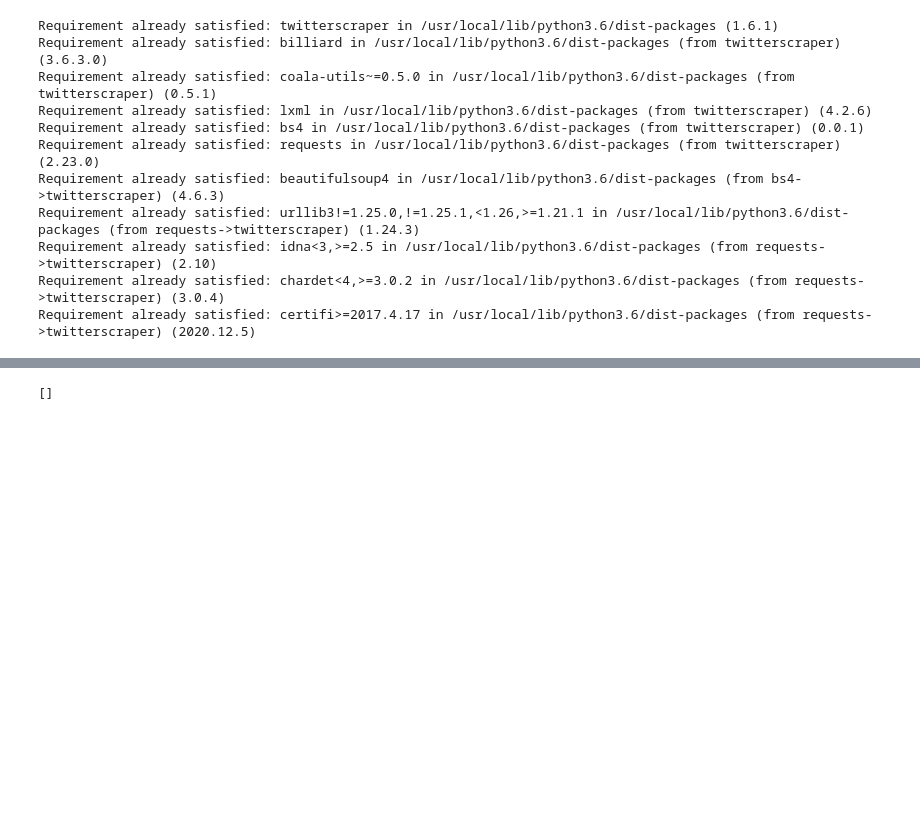
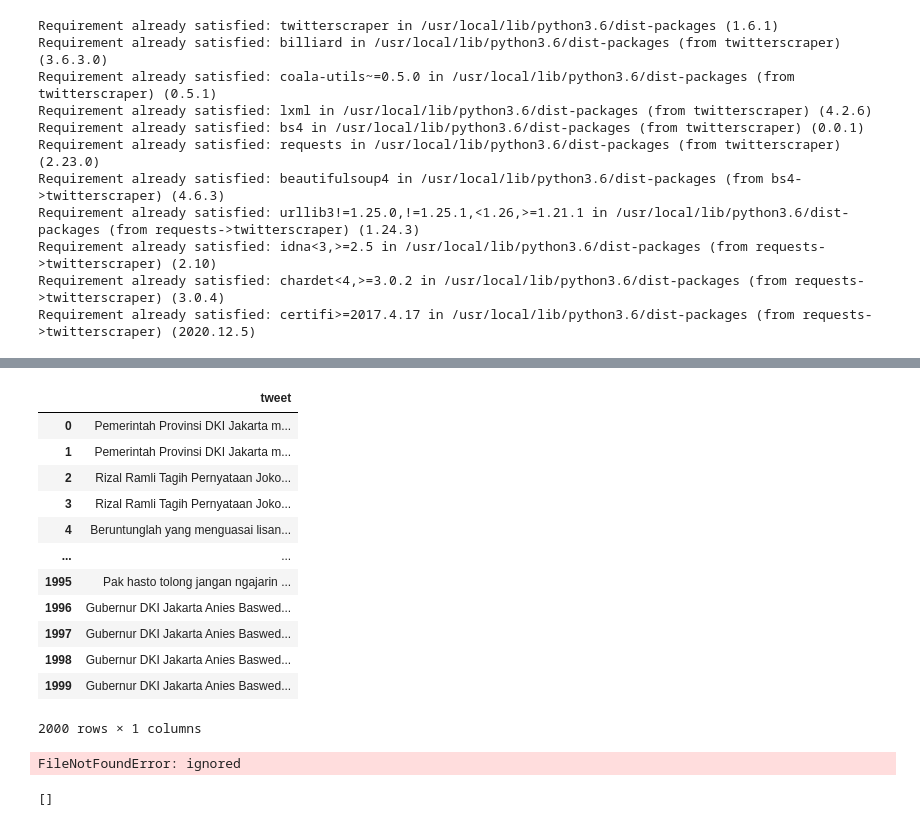
Before and after one commit to geadalfa/kesehatanKota, a Jupyter notebook: Sentimen_kesehatan.ipynb, the cells around one changed output, grey strips where cells are left out. Cells and saved outputs as stored; diff of their text form; code cells hidden in the pictures; blank space fills up the shorter version.

```diff
--- a/Sentimen_kesehatan.ipynb
+++ b/Sentimen_kesehatan.ipynb
@@ -17,3 +74,50 @@ Requirement already satisfied: certifi>=2017.4.17 in /usr/local/lib/python3.6/di
+# %%
+items = []
+for tweet in tweets:
+    item = []
+    item.append (' '.join(re.sub("(@[A-Za-z0-9]+)|([^0-9A-Za-z \t])|(\w+:\/\/\S+)", " ", tweet.text).split()))
+    items.append(item)
+    items.append(item)
+hasil = pd.DataFrame(data=items, columns=['tweet'])
+
+items2 = []
+for tweet2 in tweets2:
+    item2 = []
+    item2.append (' '.join(re.sub("(@[A-Za-z0-9]+)|([^0-9A-Za-z \t])|(\w+:\/\/\S+)", " ", tweet2.text).split()))
+    items2.append(item2)
+    items2.append(item2)
+hasil2 = pd.DataFrame(data=items2, columns=['tweet'])
+
+items3 = []
+for tweet3 in tweets3:
+    item3 = []
+    item3.append (' '.join(re.sub("(@[A-Za-z0-9]+)|([^0-9A-Za-z \t])|(\w+:\/\/\S+)", " ", tweet3.text).split()))
+    items3.append(item3)
+    items3.append(item3)
+hasil3 = pd.DataFrame(data=items3, columns=['tweet'])
+# %%
+hasil2
+# %% [output]
+|  | tweet |
+| 0 | Pemerintah Provinsi DKI Jakarta m... |
+| 1 | Pemerintah Provinsi DKI Jakarta m... |
+| 2 | Rizal Ramli Tagih Pernyataan Joko... |
+| 3 | Rizal Ramli Tagih Pernyataan Joko... |
+| 4 | Beruntunglah yang menguasai lisan... |
+| ... | ... |
+| 1995 | Pak hasto tolong jangan ngajarin ... |
+| 1996 | Gubernur DKI Jakarta Anies Baswed... |
+| 1997 | Gubernur DKI Jakarta Anies Baswed... |
+| 1998 | Gubernur DKI Jakarta Anies Baswed... |
+| 1999 | Gubernur DKI Jakarta Anies Baswed... |
+2000 rows × 1 columns
+# %%
+pos_list= open("./kata_positif.txt","r")
+pos_kata = pos_list.readlines()
+neg_list= open("./kata_negatif.txt","r")
+neg_kata = neg_list.readlines()
+# %% [output]
+FileNotFoundError: ignored
 # %%
 from twitterscraper import query_tweets
 import datetime as dt
```
Also changed, not shown: parts of 3 cells of this notebook.
